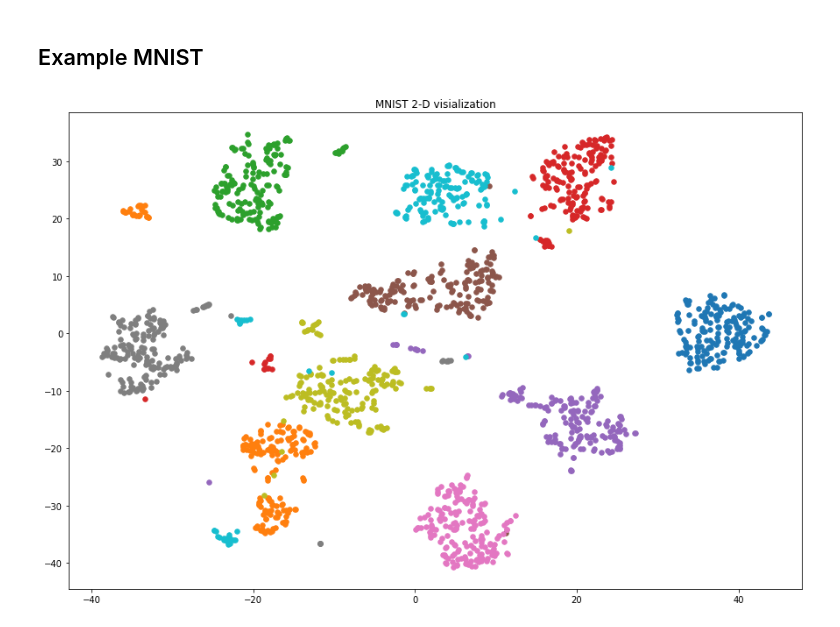
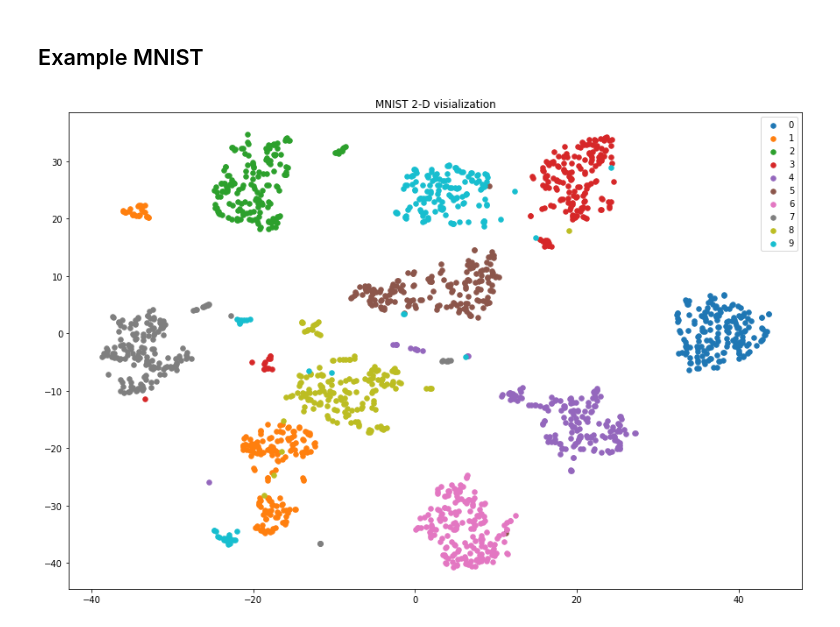
Before and after one commit to RobertVoropaev/GraphVisualization, a Jupyter notebook: tSNE/tSNE.ipynb, the cells around one changed output. Saved outputs shown, nothing was run; the diff lists cells and outputs as text; code cells hidden in the pictures.

```diff
--- a/tSNE/tSNE.ipynb
+++ b/tSNE/tSNE.ipynb
@@ -131,12 +131,13 @@ Y = tsne.fit_transform(X, n_iter=500)
 # %%
 plt.figure(figsize=(15, 10))
 
 for i in range(10):
     Y_cur = Y[digits.target == i]
     plt.scatter(Y_cur[:, 0], Y_cur[:, 1], s=30, label=str(i))
 
 plt.title("MNIST 2-D visialization")
+plt.legend()
 plt.savefig("out/mnist.png")
 plt.show()
 # %% [output]
-[figure, old version]
+[figure, new version]
```
